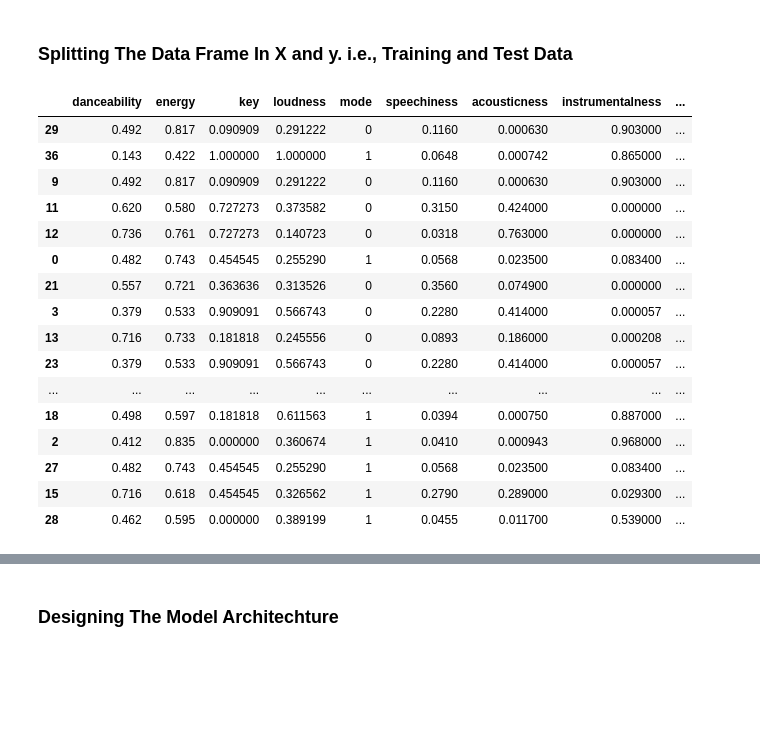
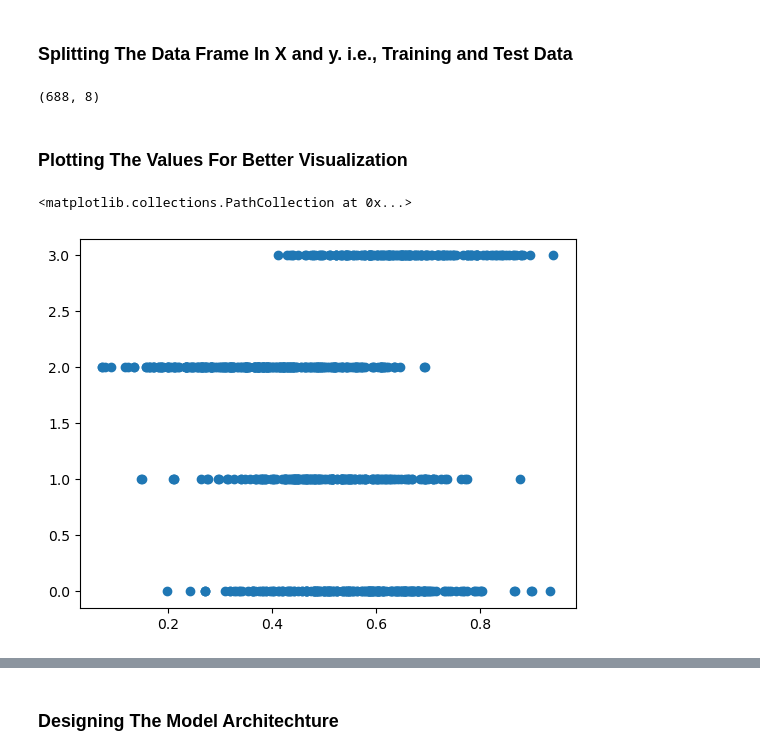
Before and after one commit to nilayjain12/Play_Song_By_Mood, a Jupyter notebook: play_song_by_mood.ipynb, the cells around one changed output, grey strips where cells are left out. Drawn from its saved outputs; the diff is of its cells as text; code cells hidden in the pictures; blank space fills up the shorter version.

```diff
--- a/play_song_by_mood.ipynb
+++ b/play_song_by_mood.ipynb
@@ -75,20 +93,11 @@ X_train, X_test, y_train, y_test = train_test_split(X, y, train_size=0.8, random
 # %%
-X_train
+X_train.shape
 # %% [output]
-|  | danceability | energy | key | loudness | mode | speechiness | acousticness | instrumentalness | ... |
-| 29 | 0.492 | 0.817 | 0.090909 | 0.291222 | 0 | 0.1160 | 0.000630 | 0.903000 | ... |
-| 36 | 0.143 | 0.422 | 1.000000 | 1.000000 | 1 | 0.0648 | 0.000742 | 0.865000 | ... |
-| 9 | 0.492 | 0.817 | 0.090909 | 0.291222 | 0 | 0.1160 | 0.000630 | 0.903000 | ... |
-| 11 | 0.620 | 0.580 | 0.727273 | 0.373582 | 0 | 0.3150 | 0.424000 | 0.000000 | ... |
-| 12 | 0.736 | 0.761 | 0.727273 | 0.140723 | 0 | 0.0318 | 0.763000 | 0.000000 | ... |
-| 0 | 0.482 | 0.743 | 0.454545 | 0.255290 | 1 | 0.0568 | 0.023500 | 0.083400 | ... |
-| 21 | 0.557 | 0.721 | 0.363636 | 0.313526 | 0 | 0.3560 | 0.074900 | 0.000000 | ... |
-| 3 | 0.379 | 0.533 | 0.909091 | 0.566743 | 0 | 0.2280 | 0.414000 | 0.000057 | ... |
-| 13 | 0.716 | 0.733 | 0.181818 | 0.245556 | 0 | 0.0893 | 0.186000 | 0.000208 | ... |
-| 23 | 0.379 | 0.533 | 0.909091 | 0.566743 | 0 | 0.2280 | 0.414000 | 0.000057 | ... |
-| ... | ... | ... | ... | ... | ... | ... | ... | ... | ... |
-| 18 | 0.498 | 0.597 | 0.181818 | 0.611563 | 1 | 0.0394 | 0.000750 | 0.887000 | ... |
-| 2 | 0.412 | 0.835 | 0.000000 | 0.360674 | 1 | 0.0410 | 0.000943 | 0.968000 | ... |
-| 27 | 0.482 | 0.743 | 0.454545 | 0.255290 | 1 | 0.0568 | 0.023500 | 0.083400 | ... |
-| 15 | 0.716 | 0.618 | 0.454545 | 0.326562 | 1 | 0.2790 | 0.289000 | 0.029300 | ... |
-| 28 | 0.462 | 0.595 | 0.000000 | 0.389199 | 1 | 0.0455 | 0.011700 | 0.539000 | ... |
+(688, 8)
+# %% [markdown]
+### **Plotting The Values For Better Visualization**
+# %%
+plt.scatter(data_frame['danceability'], data_frame['mood_final'])
+# %% [output]
+<matplotlib.collections.PathCollection at 0x...>
+[figure, added]
```
Also changed, not shown: parts of 40 cells of this notebook, 13 other files.
